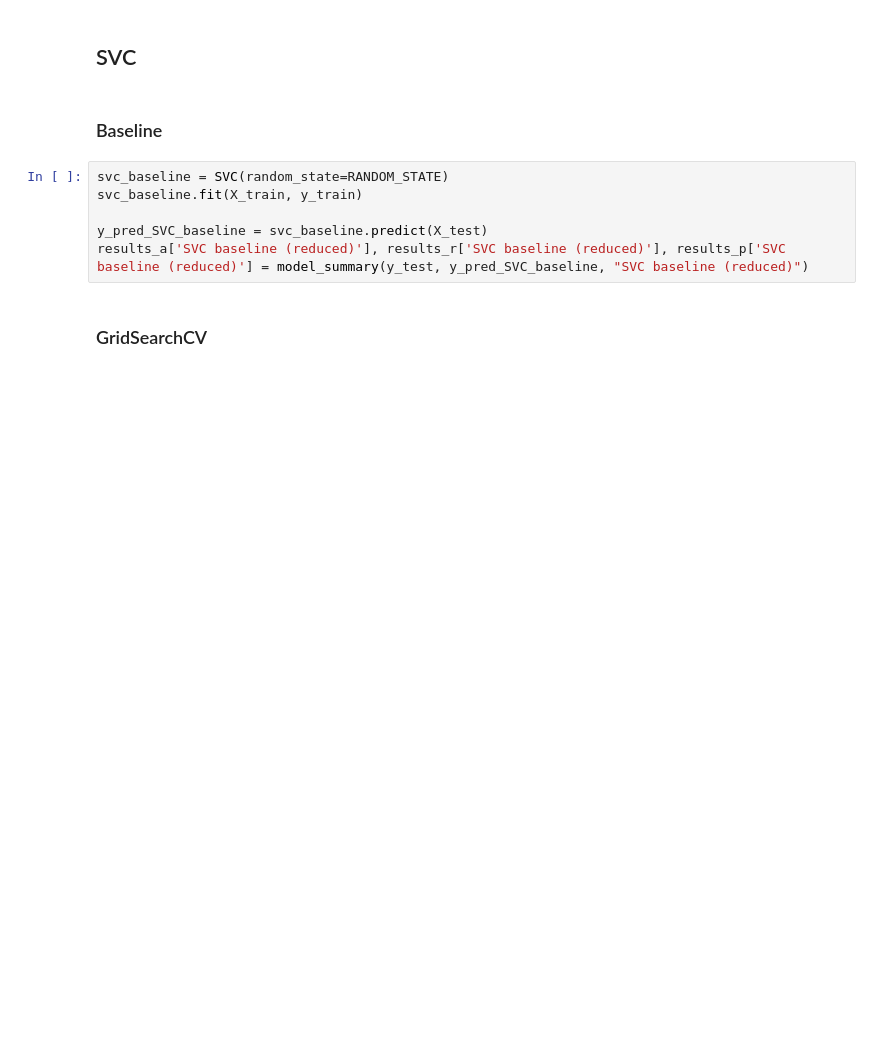
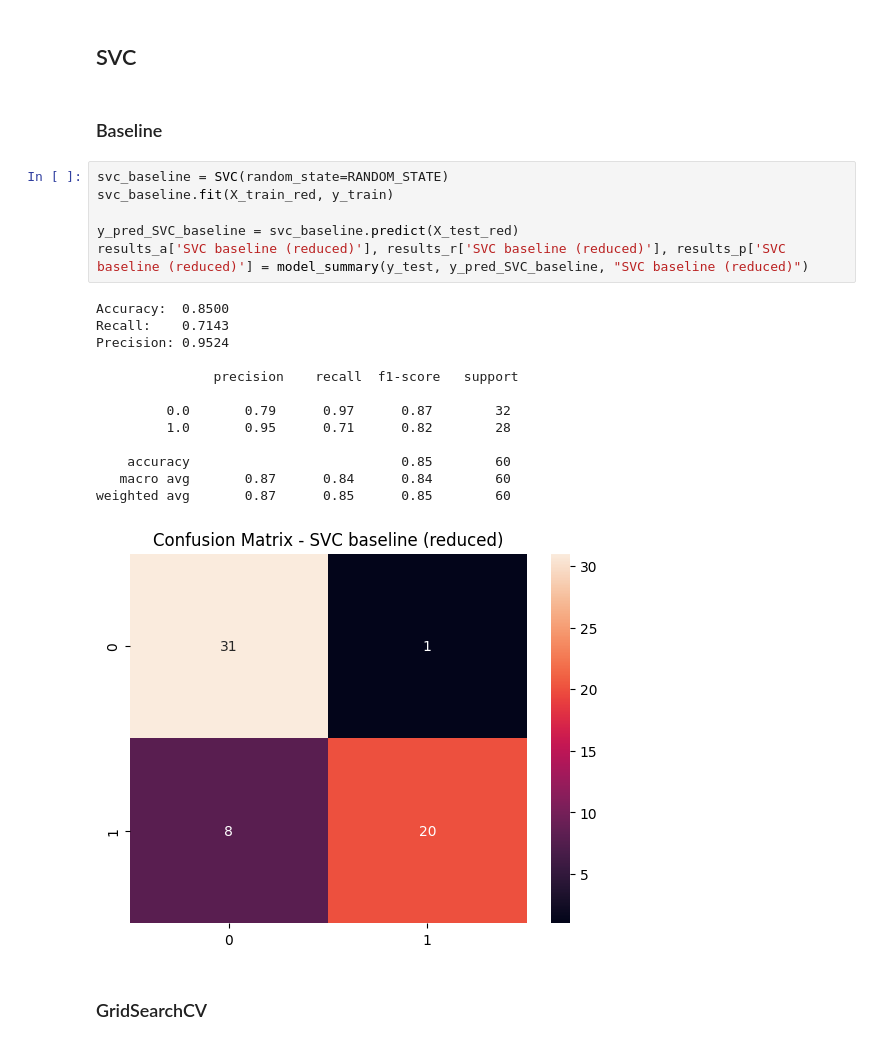
Before and after one commit to PogchampMuffin3/heart-disease-classification, a Jupyter notebook: heart_disease_classification.ipynb, the cells around one changed output. Drawn from its saved outputs; the diff is of its cells as text; blank space fills up the shorter version.

```diff
--- a/heart_disease_classification.ipynb
+++ b/heart_disease_classification.ipynb
@@ -650,10 +684,24 @@ plt.show()
 ### Baseline
 # %%
 svc_baseline = SVC(random_state=RANDOM_STATE)
-svc_baseline.fit(X_train, y_train)
+svc_baseline.fit(X_train_red, y_train)
 
-y_pred_SVC_baseline = svc_baseline.predict(X_test)
+y_pred_SVC_baseline = svc_baseline.predict(X_test_red)
 results_a['SVC baseline (reduced)'], results_r['SVC baseline (reduced)'], results_p['SVC baseline (reduced)'] = model_summary(y_test, y_pred_SVC_baseline, "SVC baseline (reduced)")
+# %% [output]
+Accuracy:  0.8500
+Recall:    0.7143
+Precision: 0.9524
+
+               precision    recall  f1-score   support
+
+         0.0       0.79      0.97      0.87        32
+         1.0       0.95      0.71      0.82        28
+
+    accuracy                           0.85        60
+   macro avg       0.87      0.84      0.84        60
+weighted avg       0.87      0.85      0.85        60
+[figure, added]
 # %% [markdown]
 ### GridSearchCV
 # %%
```
Also changed, not shown: parts of 21 cells of this notebook.
